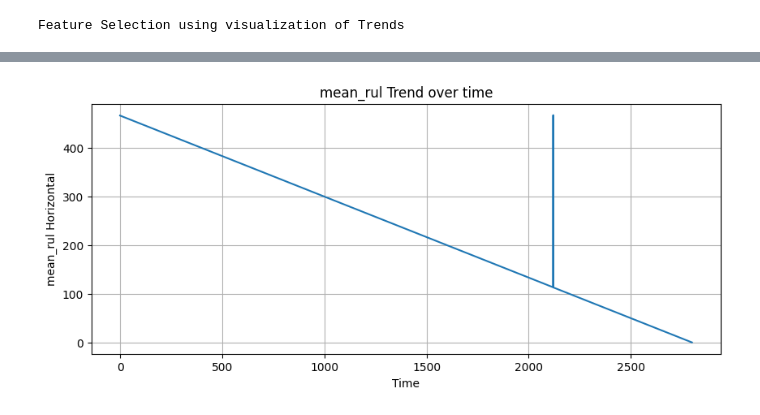
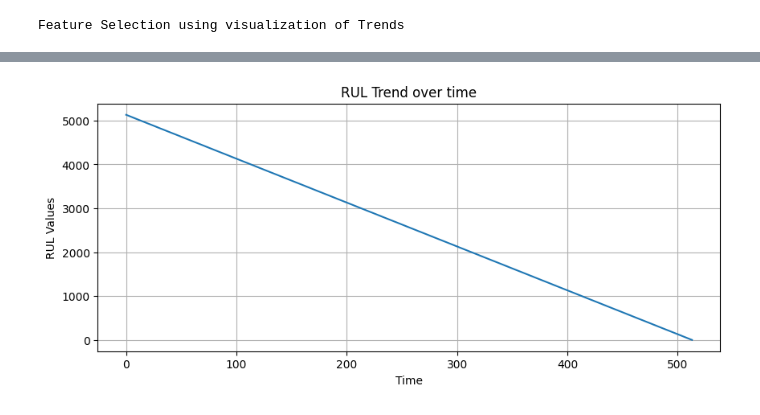
Before and after one commit to KiranGhumare/bearing-rul-ieee-phm2012, a Jupyter notebook: notebooks/feature_selection.ipynb, the cells around one changed output, grey strips where cells are left out. Cells and saved outputs as stored; diff of their text form; code cells hidden in the pictures.

```diff
--- a/notebooks/feature_selection.ipynb
+++ b/notebooks/feature_selection.ipynb
@@ -52,10 +63,10 @@ plt.show()
 # %%
 plt.figure(figsize=(10,4))
-plt.plot(df['mean_rul'])
+plt.plot(df['rul_value'])
 plt.xlabel("Time")
-plt.ylabel(f"mean_rul Horizontal")
-plt.title(f"mean_rul Trend over time")
+plt.ylabel(f"RUL Values")
+plt.title(f"RUL Trend over time")
 plt.grid(True)
 plt.show()
 # %% [output]
-[figure, old version]
+[figure, new version]
```
Also changed, not shown: parts of 5 cells of this notebook, 1 other file.
